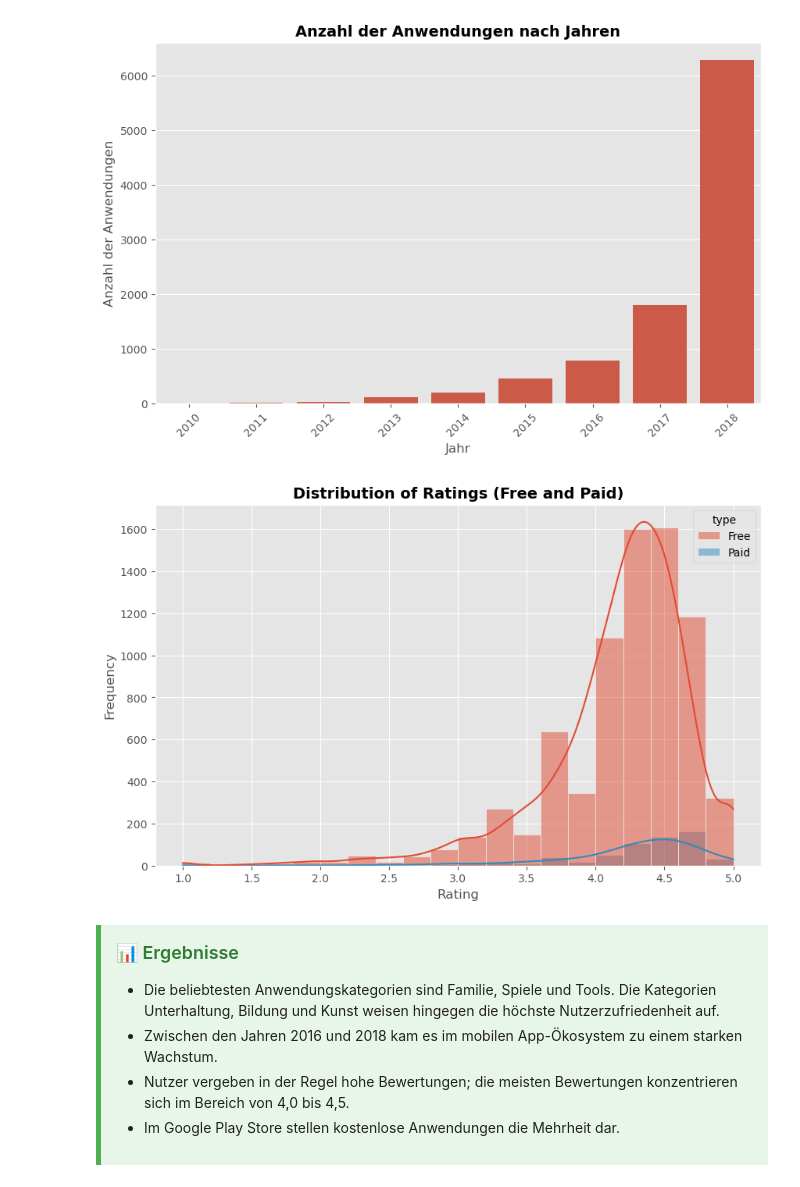
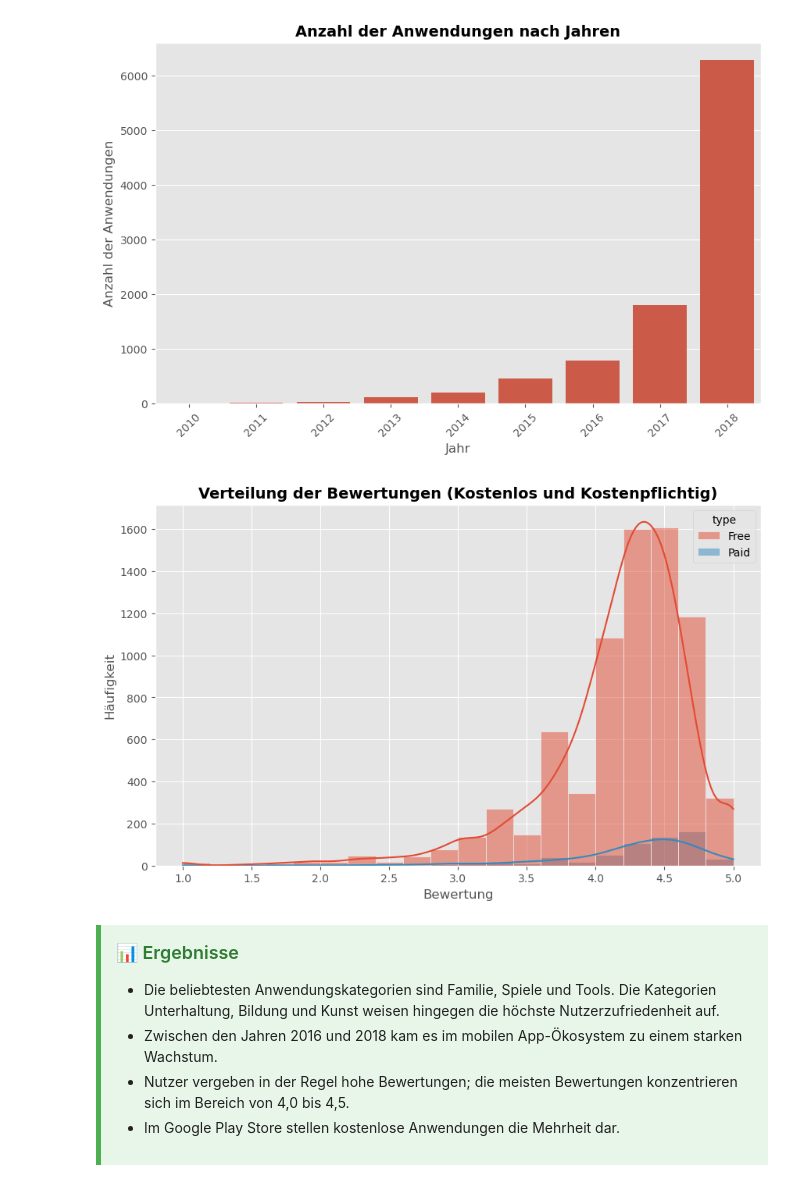
Before and after one commit to ozbakislar/google-play-store-eda, a Jupyter notebook: notebooks/google_play_store_eda_de.ipynb, the cells around one changed output. Cells and saved outputs as stored; diff of their text form; code cells hidden in the pictures.

```diff
--- a/notebooks/google_play_store_eda_de.ipynb
+++ b/notebooks/google_play_store_eda_de.ipynb
@@ -1330,16 +1330,16 @@ plt.xticks(rotation=45)
 plt.show()
 # %% [output]
 [figure]
-# %%
-sns.histplot(data=df, x='rating', hue='type', bins=20, kde=True)
-
-plt.title('Distribution of Ratings (Free and Paid)', fontsize=14, fontweight='bold')
-plt.xlabel('Rating')
-plt.ylabel('Frequency')
-
-plt.show()
-# %% [output]
-[figure, removed]
+# %%
+sns.histplot(data=df, x='rating', hue='type', bins=20, kde=True)
+
+plt.title('Verteilung der Bewertungen (Kostenlos und Kostenpflichtig)', fontsize=14, fontweight='bold')
+plt.xlabel('Bewertung')
+plt.ylabel('Häufigkeit')
+
+plt.show()
+# %% [output]
+[figure, added]
 # %% [markdown]
 <div style='background-color: #e8f5e9; border-left: 5px solid #4caf50; padding: 15px; margin: 10px 0;'>
   <h3 style='margin-top: 0; color: #2e7d32;'>📊 Ergebnisse</h3>
```
Also changed, not shown: parts of 15 cells of this notebook, 1 other file.
